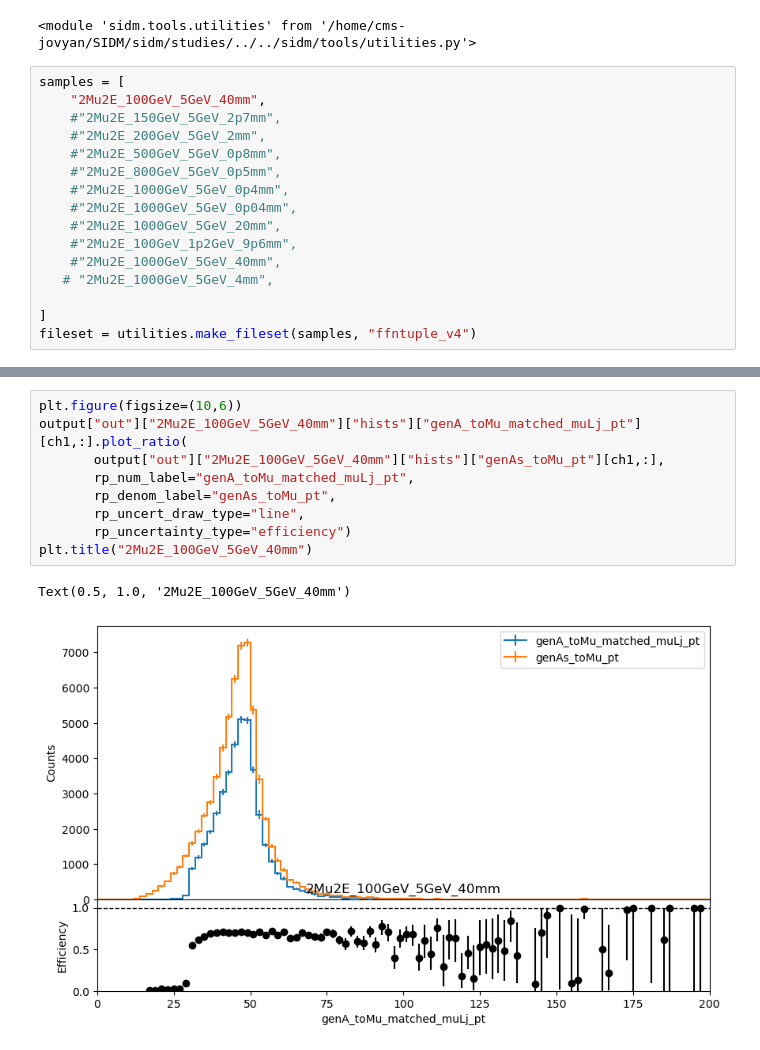
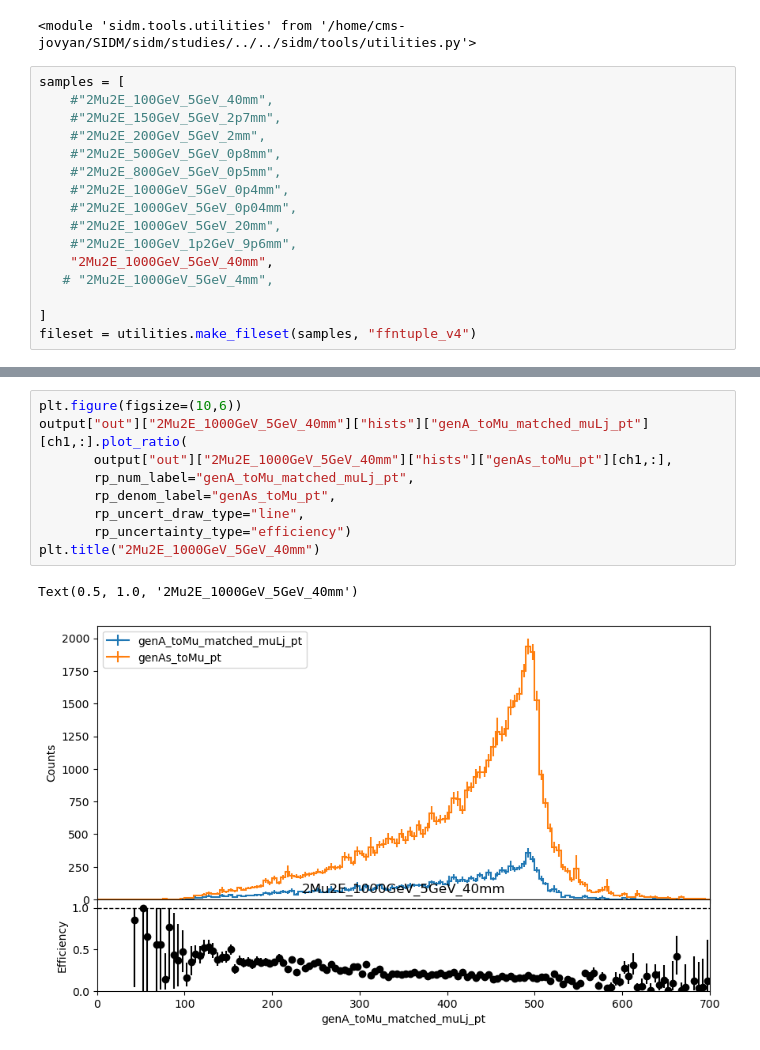
Before and after one commit to yfv2ev/SIDM, a Jupyter notebook: sidm/studies/darkPhotonPtEffi.ipynb, the cells around one changed output, grey strips where cells are left out. Cells and saved outputs as stored; diff of their text form.

```diff
--- a/sidm/studies/darkPhotonPtEffi.ipynb
+++ b/sidm/studies/darkPhotonPtEffi.ipynb
@@ -22,7 +22,7 @@ importlib.reload(utilities)
 <module 'sidm.tools.utilities' from '/home/cms-jovyan/SIDM/sidm/studies/../../sidm/tools/utilities.py'>
 # %%
 samples = [
-    "2Mu2E_100GeV_5GeV_40mm",
+    #"2Mu2E_100GeV_5GeV_40mm",
     #"2Mu2E_150GeV_5GeV_2p7mm",
     #"2Mu2E_200GeV_5GeV_2mm",
     #"2Mu2E_500GeV_5GeV_0p8mm",
@@ -31,7 +31,7 @@ samples = [
     #"2Mu2E_1000GeV_5GeV_0p04mm",
     #"2Mu2E_1000GeV_5GeV_20mm",
     #"2Mu2E_100GeV_1p2GeV_9p6mm",
-    #"2Mu2E_1000GeV_5GeV_40mm",
+    "2Mu2E_1000GeV_5GeV_40mm",
    # "2Mu2E_1000GeV_5GeV_4mm",
 
 ]
@@ -112,14 +110,14 @@ Text(0.5, 1.0, '2Mu2E_100GeV_5GeV_40mm')
 # %%
 plt.figure(figsize=(10,6))
-output["out"]["2Mu2E_100GeV_5GeV_40mm"]["hists"]["genA_toMu_matched_muLj_pt"][ch1,:].plot_ratio(
-       output["out"]["2Mu2E_100GeV_5GeV_40mm"]["hists"]["genAs_toMu_pt"][ch1,:],
+output["out"]["2Mu2E_1000GeV_5GeV_40mm"]["hists"]["genA_toMu_matched_muLj_pt"][ch1,:].plot_ratio(
+       output["out"]["2Mu2E_1000GeV_5GeV_40mm"]["hists"]["genAs_toMu_pt"][ch1,:],
        rp_num_label="genA_toMu_matched_muLj_pt",
        rp_denom_label="genAs_toMu_pt",
        rp_uncert_draw_type="line",
        rp_uncertainty_type="efficiency")
-plt.title("2Mu2E_100GeV_5GeV_40mm")
+plt.title("2Mu2E_1000GeV_5GeV_40mm")
 # %% [output]
-Text(0.5, 1.0, '2Mu2E_100GeV_5GeV_40mm')
+Text(0.5, 1.0, '2Mu2E_1000GeV_5GeV_40mm')
-[figure, old version]
+[figure, new version]
 # %%
 plt.figure(figsize=(10,6))
```
Also changed, not shown: parts of 4 cells of this notebook.
